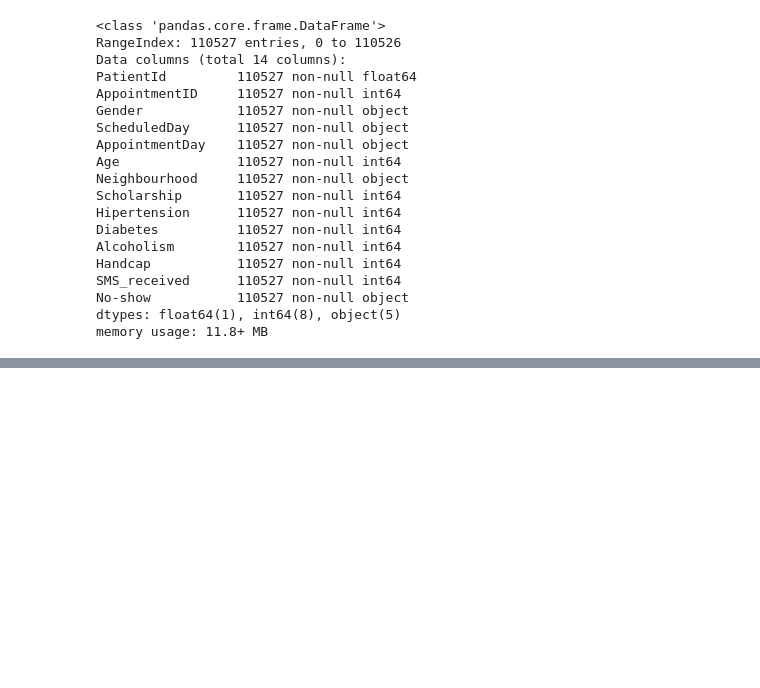
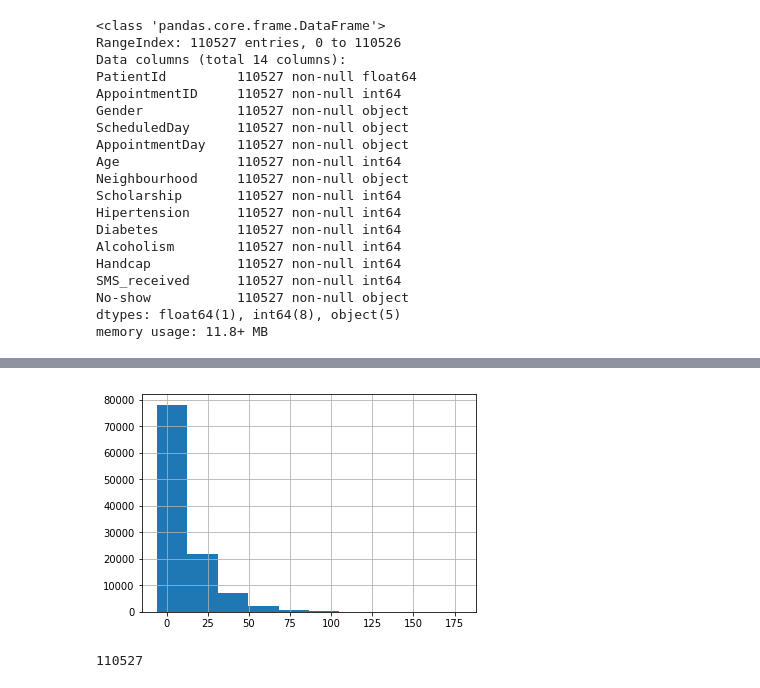
Before and after one commit to hussein073/Medical_Appointment_No_Show, a Jupyter notebook: anna_index.ipynb, the cells around one changed output, grey strips where cells are left out. Cells and saved outputs as stored; diff of their text form; code cells hidden in the pictures; blank space fills up the shorter version.

```diff
--- a/anna_index.ipynb
+++ b/anna_index.ipynb
@@ -115,0 +87,12 @@ for column in X.columns:
+# %%
+#create column containing how many number of days in advance the applointment was scheduled
+df['days_in_advance'] =  df.AppointmentDay - df.ScheduledDay
+df['days_in_advance'] = df['days_in_advance'].apply(lambda x: x.days)
+# %%
+df['days_in_advance'].hist();
+# %% [output]
+[figure, added]
+# %%
+len(df)
+# %% [output]
+110527
```
Also changed, not shown: parts of 67 cells of this notebook.
